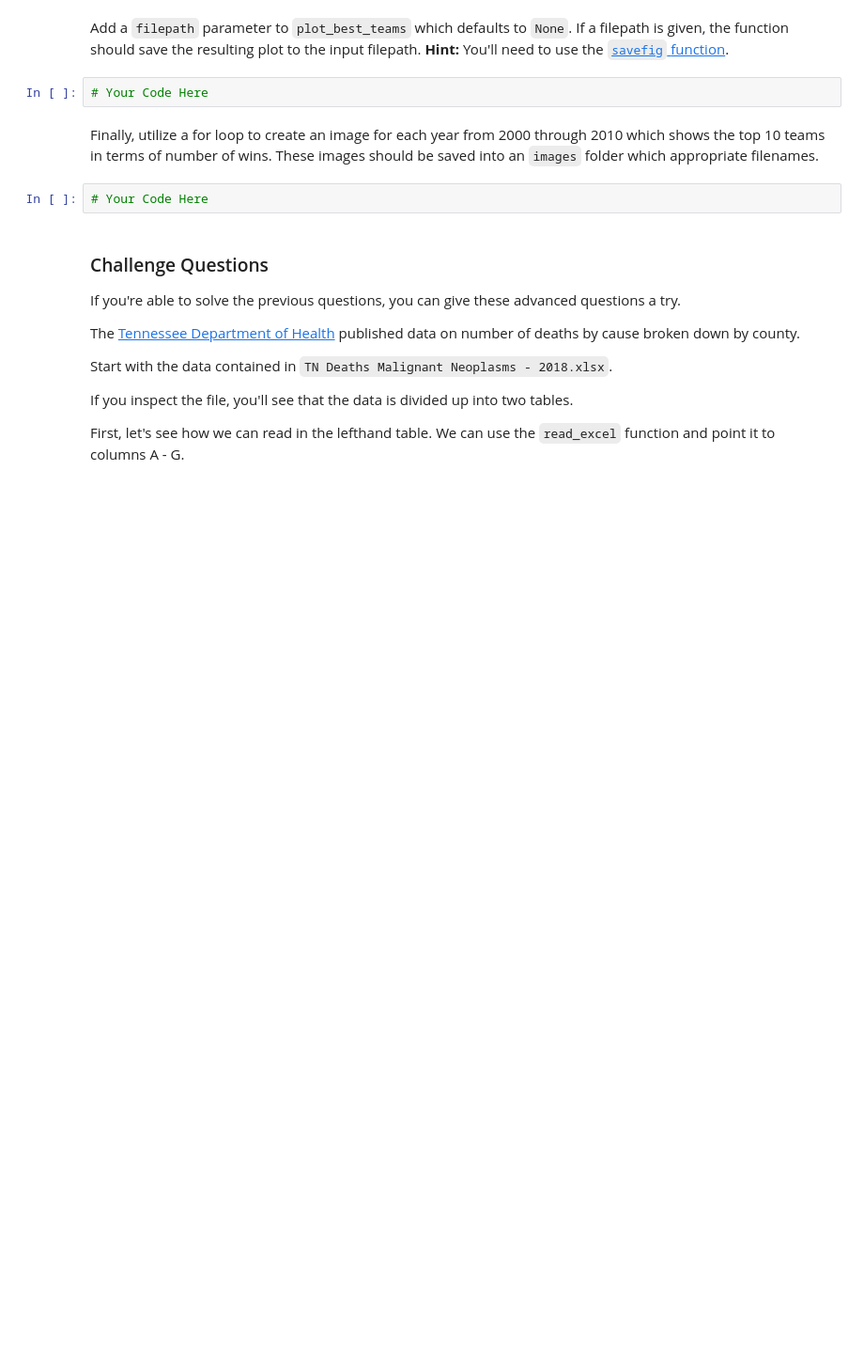
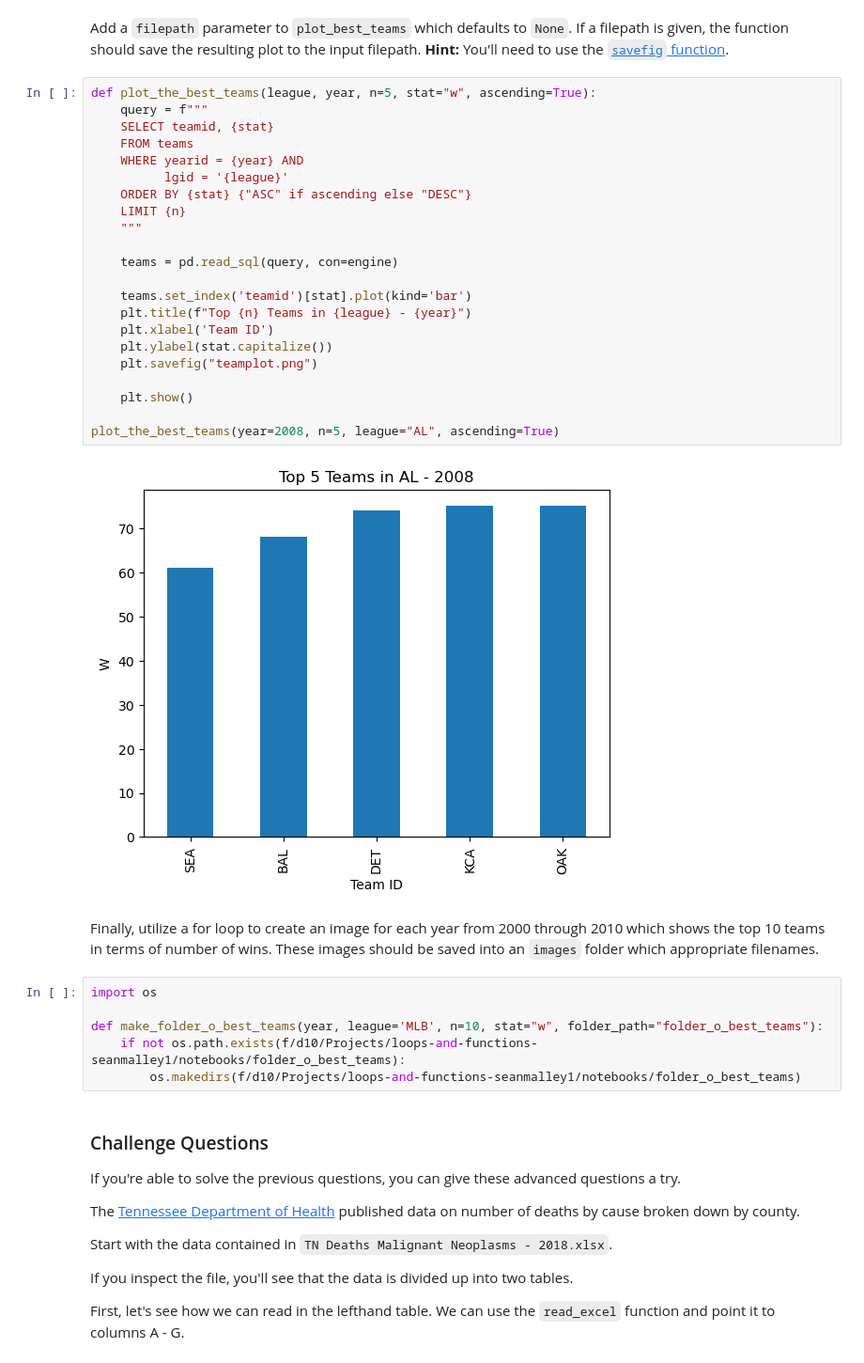
Before and after one commit to NSS-Data-Analytics-Cohort-10/loops-and-functions-seanmalley1, a Jupyter notebook: notebooks/Loops_and_Functions_Practice_DA10.ipynb, the cells around one changed output. Shown at 94% size. Drawn from its saved outputs; the diff is of its cells as text; blank space fills up the shorter version.

```diff
--- a/notebooks/Loops_and_Functions_Practice_DA10.ipynb
+++ b/notebooks/Loops_and_Functions_Practice_DA10.ipynb
@@ -359,11 +358,37 @@ AttributeError: module 'matplotlib' has no attribute 'title'
 # %% [markdown]
 Add a `filepath` parameter to `plot_best_teams` which defaults to `None`. If a filepath is given, the function should save the resulting plot to the input filepath. **Hint:** You'll need to use the [`savefig` function](https://matplotlib.org/stable/api/_as_gen/matplotlib.pyplot.savefig.html).
 # %%
-# Your Code Here
+def plot_the_best_teams(league, year, n=5, stat="w", ascending=True):
+    query = f"""
+    SELECT teamid, {stat}
+    FROM teams
+    WHERE yearid = {year} AND
+          lgid = '{league}'
+    ORDER BY {stat} {"ASC" if ascending else "DESC"}
+    LIMIT {n}
+    """
+
+    teams = pd.read_sql(query, con=engine)
+
+    teams.set_index('teamid')[stat].plot(kind='bar')
+    plt.title(f"Top {n} Teams in {league} - {year}")
+    plt.xlabel('Team ID')
+    plt.ylabel(stat.capitalize())
+    plt.savefig("teamplot.png")
+
+    plt.show()
+
+plot_the_best_teams(year=2008, n=5, league="AL", ascending=True)
+# %% [output]
+[figure, added]
 # %% [markdown]
 Finally, utilize a for loop to create an image for each year from 2000 through 2010 which shows the top 10 teams in terms of number of wins. These images should be saved into an `images` folder which appropriate filenames.
 # %%
-# Your Code Here
+import os
+
+def make_folder_o_best_teams(year, league='MLB', n=10, stat="w", folder_path="folder_o_best_teams"):
+    if not os.path.exists(f/d10/Projects/loops-and-functions-seanmalley1/notebooks/folder_o_best_teams):
+        os.makedirs(f/d10/Projects/loops-and-functions-seanmalley1/notebooks/folder_o_best_teams)
 # %% [markdown]
 ### Challenge Questions
 
```
Also changed, not shown: parts of 3 cells of this notebook.
